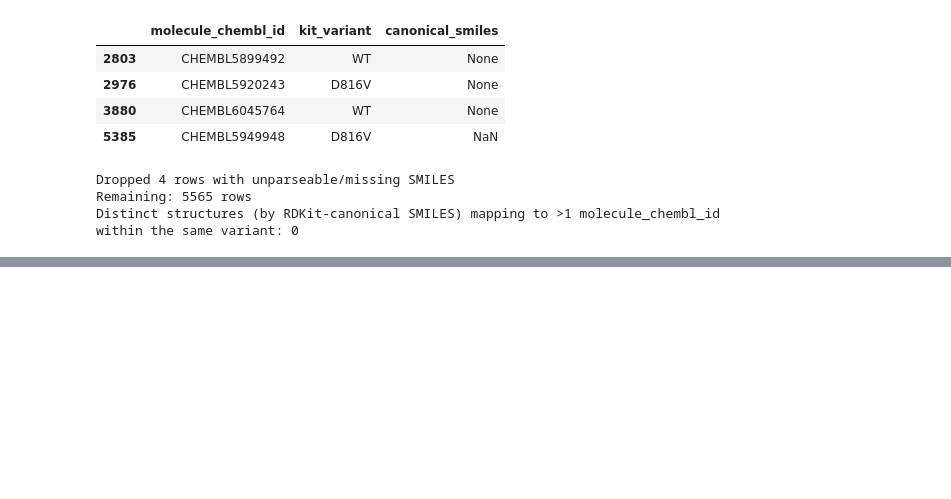
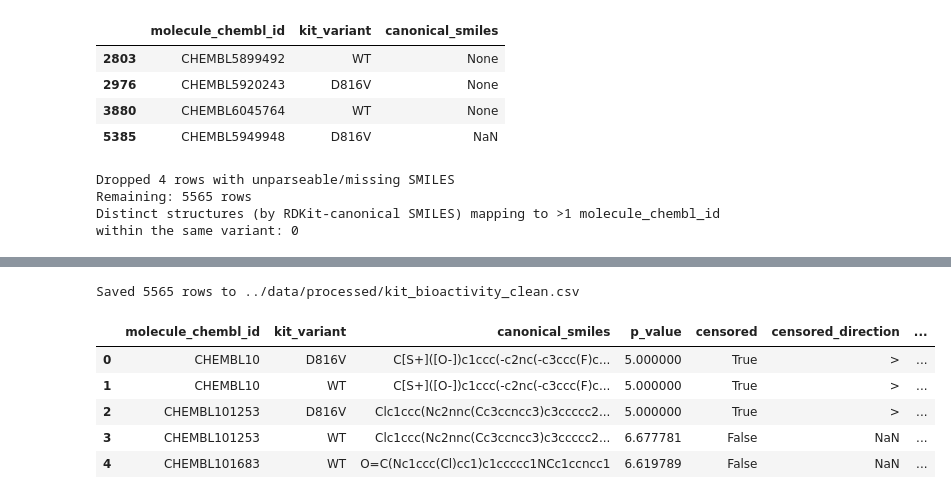
Before and after one commit to leabrodyheine/kit-inhibitor-binding-prediction, a Jupyter notebook: notebooks/02_data_cleaning.ipynb, the cells around one changed output, grey strips where cells are left out. Cells and saved outputs as stored; diff of their text form; code cells hidden in the pictures; blank space fills up the shorter version.

Commit message:
Saved data/processed/kit_bioactivity_clean.csv (5,565 rows, gitignored as reproducible) Added a final funnel-summary table (§7) documenting the full 8,703 → 5,565 pipeline at a glance

```diff
--- a/notebooks/02_data_cleaning.ipynb
+++ b/notebooks/02_data_cleaning.ipynb
@@ -383,0 +388,27 @@ Distinct structures (by RDKit-canonical SMILES) mapping to >1 molecule_chembl_id
+# %%
+COLUMN_ORDER = [
+    "molecule_chembl_id",
+    "kit_variant",
+    "canonical_smiles",
+    "p_value",
+    "censored",
+    "censored_direction",
+    "n_measurements",
+    "p_value_std",
+    "n_documents",
+    "standard_types",
+]
+df_clean = df_clean[COLUMN_ORDER].sort_values(["molecule_chembl_id", "kit_variant"]).reset_index(drop=True)
+
+out_path = PROCESSED_DIR / "kit_bioactivity_clean.csv"
+df_clean.to_csv(out_path, index=False)
+print(f"Saved {len(df_clean)} rows to {out_path}")
+df_clean.head()
+# %% [output]
+Saved 5565 rows to ../data/processed/kit_bioactivity_clean.csv
+|  | molecule_chembl_id | kit_variant | canonical_smiles | p_value | censored | censored_direction | ... |
+| 0 | CHEMBL10 | D816V | C[S+]([O-])c1ccc(-c2nc(-c3ccc(F)c... | 5.000000 | True | > | ... |
+| 1 | CHEMBL10 | WT | C[S+]([O-])c1ccc(-c2nc(-c3ccc(F)c... | 5.000000 | True | > | ... |
+| 2 | CHEMBL101253 | D816V | Clc1ccc(Nc2nnc(Cc3ccncc3)c3ccccc2... | 5.000000 | True | > | ... |
+| 3 | CHEMBL101253 | WT | Clc1ccc(Nc2nnc(Cc3ccncc3)c3ccccc2... | 6.677781 | False | NaN | ... |
+| 4 | CHEMBL101683 | WT | O=C(Nc1ccc(Cl)cc1)c1ccccc1NCc1ccncc1 | 6.619789 | False | NaN | ... |
```
Also changed, not shown: parts of 2 cells of this notebook, 1 other file.
